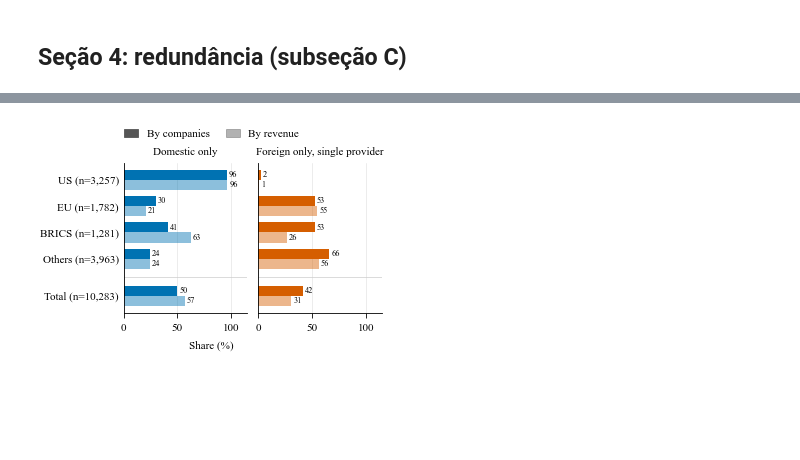
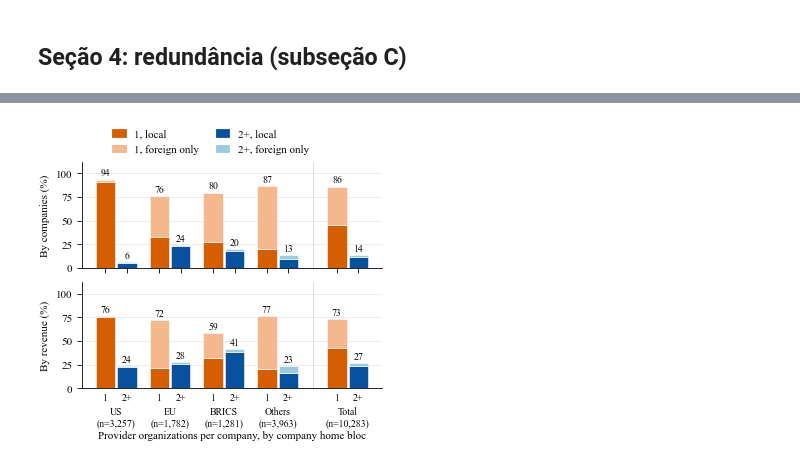
Before and after one commit to fsbertoglio/DNS-Centralization-CompaniesMarketCap, a Jupyter notebook: notebooks/08_artigo_noms.ipynb, the cells around one changed output, grey strips where cells are left out. Saved outputs shown, nothing was run; the diff lists cells and outputs as text; code cells hidden in the pictures; blank space fills up the shorter version.

```diff
--- a/notebooks/08_artigo_noms.ipynb
+++ b/notebooks/08_artigo_noms.ipynb
@@ -464,62 +464,76 @@ Total & 10,283 & 50.0 & 4.9 & 45.1 & 72.9 & 56.7 & 8.2 & 35.2 & 74.5 \\
 # =============================================================================
 # SEÇÃO 4: REDUNDÂNCIA (FIG. 3)
 # =============================================================================
-# situação de cada empresa: da mais robusta para a mais frágil
-estrangeiro_so = empresas["dependencia"] == "Foreign only"
-empresas["situacao"] = np.select(
-    [empresas["dependencia"] == "Domestic only",
-     empresas["dependencia"] == "Mixed",
-     estrangeiro_so & (empresas["n_provedores"] >= 2)],
-    SITUACOES[:3], SITUACOES[3])
-empresas_total = pd.concat([empresas, empresas.assign(bloco_empresa="Total")], ignore_index=True)
+# redundância organizacional: todos os NS em uma única organização ou distribuídos em 2+
+REDUNDANCIA = {"Single provider": "1", "2+ providers": "2+"}   # nome -> rótulo curto no eixo
+empresas_total["redundancia"] = np.where(empresas_total["n_provedores"] >= 2,
+                                         "2+ providers", "Single provider")
 
-# % de cada situação por bloco, nas duas ponderações (linhas = blocos, colunas = situações)
-tab3 = {nome_pond: pd.DataFrame({s: pct_por_bloco(empresas_total["situacao"] == s, por_receita)
-                                 for s in SITUACOES}).reindex(ORDEM_BLOCOS)
+# provedor local = do mesmo bloco da empresa; em "Others" (que não é um bloco), do mesmo país
+ep["local"] = np.where(ep["bloco_empresa"] == "Others",
+                       ep["pais_provedor"] == ep["pais_empresa"],
+                       ep["bloco_provedor"] == ep["bloco_empresa"])
+empresas_total["algum_local"] = empresas_total["rank"].map(ep.groupby("rank")["local"].any())
+
+ORIGEM = ["Local", "Foreign only"]
+# cor base de cada barra (laranja = 1 provedor, azul = 2+), tom escuro = local, claro = estrangeiro
+CORES = {("Single provider", "Local"): "#D55E00", ("Single provider", "Foreign only"): "#F5B78E",
+         ("2+ providers", "Local"): "#08519C", ("2+ providers", "Foreign only"): "#9ECAE1"}
+marcador_origem = {"Local": empresas_total["algum_local"], "Foreign only": ~empresas_total["algum_local"]}
+
+# % por bloco de cada combinação (redundância x origem), nas duas ponderações
+tab3 = {nome_pond: pd.DataFrame({(r, o): pct_por_bloco((empresas_total["redundancia"] == r)
+                                                       & marcador_origem[o], por_receita)
+                                 for r in REDUNDANCIA for o in ORIGEM}).reindex(ORDEM_BLOCOS)
         for nome_pond, por_receita in [("By companies", False), ("By revenue", True)]}
 display(pd.concat(tab3, axis=1).round(1))
 
-# figura: só os dois extremos (o mais robusto e o mais frágil); as situações do meio
-# são pequenas e ficam na tabela acima. Barras agrupadas: sólida = por empresas, clara = por receita.
-EXTREMOS = {"Domestic only": SITUACOES[0], "Foreign only, single provider": SITUACOES[3]}
-ALTURA = 0.38
-y = np.arange(len(ORDEM_BLOCOS), dtype=float)
-y[-1] += 0.4                                   # afasta o Total dos blocos
-rotulos = [rotulo_bloco(b, n_empresas[b]) for b in ORDEM_BLOCOS]
+# figura: para cada bloco, duas barras lado a lado (1 e 2+ provedores), empilhadas por origem
+LARGURA = 0.36
+x = np.arange(len(ORDEM_BLOCOS), dtype=float)
+x[-1] += 0.3                                   # afasta o Total dos blocos
 
-fig, axes = plt.subplots(1, 2, figsize=(W1, 2.4), sharey=True, constrained_layout=True)
+fig, axes = plt.subplots(2, 1, figsize=(W1, 3.3), sharex=True, constrained_layout=True)
 
-for ax, (titulo, s) in zip(axes, EXTREMOS.items()):
-    for k, (nome_pond, alfa) in enumerate([("By companies", 1.0), ("By revenue", 0.45)]):
-        valores = tab3[nome_pond][s]
-        barras = ax.barh(y + (k - 0.5) * ALTURA, valores, height=ALTURA,
-                         color=COR_SITUACAO[s], alpha=alfa, label=nome_pond)
-        ax.bar_label(barras, labels=[f"{v:.0f}" for v in valores], padding=1.5,
-                     fontsize=TAM_ROTULO - 1)
-    ax.axhline(y[-1] - 0.7, color="#cccccc", linewidth=0.5)   # linha separando o Total
-    ax.set_title(titulo, fontsize=8)
-    ax.set_xlim(0, 115)                        # folga para o rótulo da barra de ~100%
-    ax.set_xticks([0, 50, 100])
-    ax.grid(axis="x")
-    ax.tick_params(axis="y", length=0)
+for ax, (nome_pond, tab) in zip(axes, tab3.items()):
+    for k, (r, curto) in enumerate(REDUNDANCIA.items()):
+        pos = x + (k - 0.5) * (LARGURA + 0.04)
+        base_barra = np.zeros(len(tab))
+        for o in ORIGEM:
+            ax.bar(pos, tab[(r, o)], bottom=base_barra, width=LARGURA, color=CORES[(r, o)],
+                   edgecolor="white", linewidth=0.4)
+            base_barra += tab[(r, o)].to_numpy()
+        for p, total in zip(pos, base_barra):  # total da barra em cima
+            ax.text(p, total + 1.5, f"{total:.0f}", ha="center", va="bottom", fontsize=TAM_ROTULO)
+    ax.axvline(x[-1] - 0.65, color="#cccccc", linewidth=0.5)   # linha separando o Total
+    ax.set_ylim(0, 112)
+    ax.set_yticks([0, 25, 50, 75, 100])
+    ax.grid(axis="y")
+    ax.set_ylabel(f"{nome_pond} (%)")
 
-axes[0].set_yticks(y, rotulos)
-axes[0].invert_yaxis()                         # US em cima, Total embaixo
-fig.supxlabel("Share (%)", fontsize=8)
-fig.legend(handles=[Patch(color="#555555", label="By companies"),
-                    Patch(color="#555555", alpha=0.45, label="By revenue")],
+# eixo x: "1" e "2+" embaixo de cada barra e, abaixo, o bloco
+pos_barras = np.concatenate([x - (LARGURA + 0.04) / 2, x + (LARGURA + 0.04) / 2])
+axes[1].set_xticks(pos_barras, ["1"] * len(x) + ["2+"] * len(x), fontsize=TAM_ROTULO)
+axes[1].tick_params(axis="x", length=0)
+for xi, bloco in zip(x, ORDEM_BLOCOS):
+    axes[1].text(xi, -0.17, f"{bloco}\n(n={n_empresas[bloco]:,})", transform=axes[1].get_xaxis_transform(),
+                 ha="center", va="top", fontsize=TAM_ROTULO)
+axes[1].set_xlabel("Provider organizations per company, by company home bloc", labelpad=20)
+
+# legenda 2x2: uma coluna por barra (1 e 2+), uma linha por origem
+fig.legend(handles=[Patch(color=CORES[(r, o)], label=f"{curto}, {o.lower()}")
+                    for r, curto in REDUNDANCIA.items() for o in ORIGEM],
            loc="outside upper center", ncol=2, handlelength=1.2, columnspacing=1.5)
 
 salvar_figura(fig, "fig3_redundancy")
 plt.show()
 
-# --- números para o texto: nº de NS e organização única, por bloco (% de empresas) ---
+# --- números para o texto ---
 n_ns_empresa = df.groupby("rank")["ns"].nunique()
 empresas_total["ns_2mais"] = empresas_total["rank"].map(n_ns_empresa) >= 2
-empresas_total["org_unica"] = empresas_total["n_provedores"] == 1
 texto = pd.DataFrame({
     "% companies with 2+ NS": pct_por_bloco(empresas_total["ns_2mais"], False),
-    "% companies with all NS in one organization": pct_por_bloco(empresas_total["org_unica"], False),
+    "mean providers per company": empresas_total.groupby("bloco_empresa")["n_provedores"].mean(),
 }).reindex(ORDEM_BLOCOS)
-print(texto.round(1).to_string())
+print(texto.round(2).to_string())
 # %% [output]
@@ -534 +549 @@ print(texto.round(1).to_string())
-[figure, old version]
+[figure, new version]
```
Also changed, not shown: parts of 1 cell of this notebook, 4 other files.
